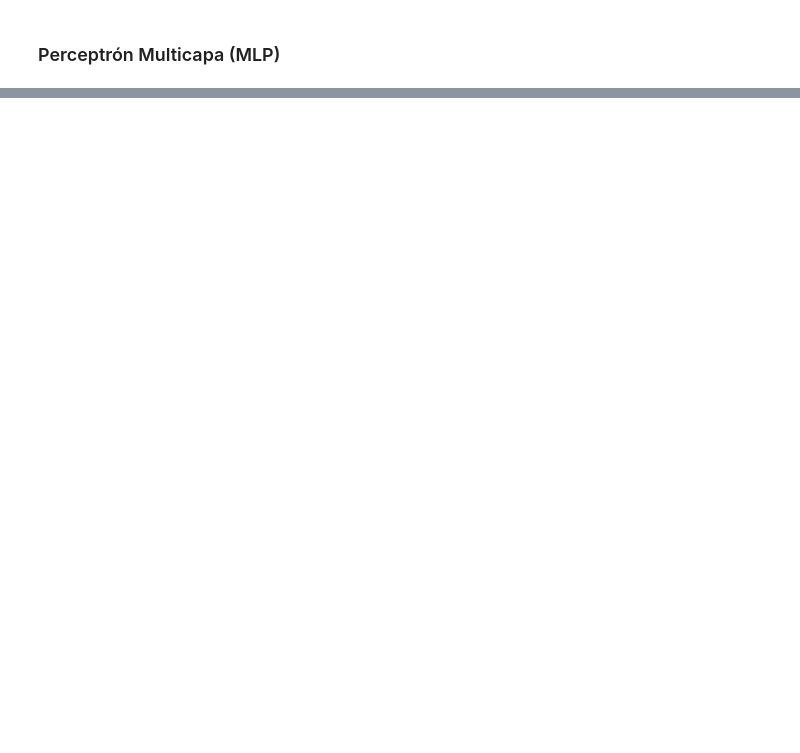
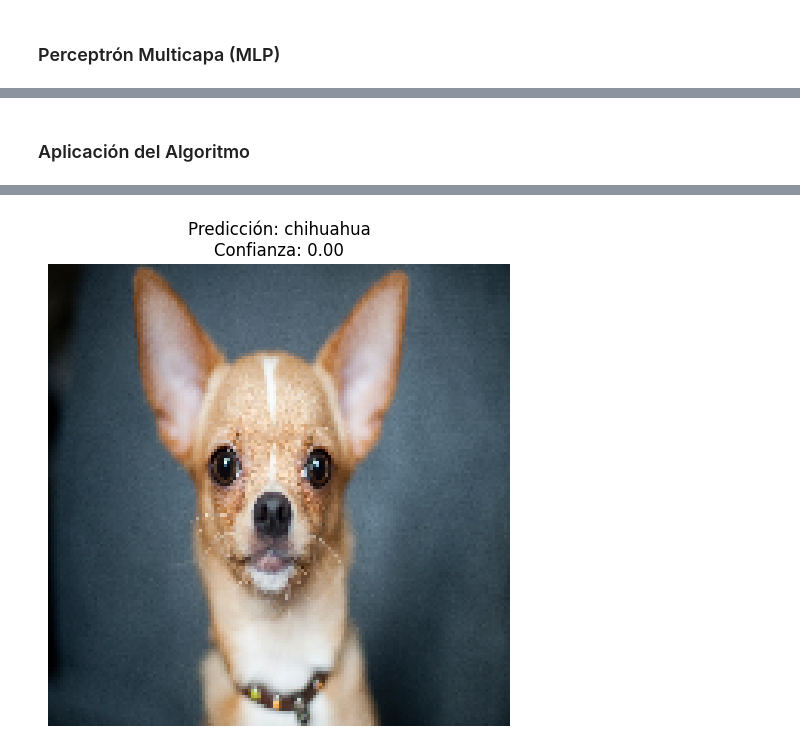
Before and after one commit to Godoca2/RNA_Convolucionales, a Jupyter notebook: Scripts/Tarea_2_Machine_Learning_Avanzado.ipynb, the cells around one changed output, grey strips where cells are left out. Drawn from its saved outputs; the diff is of its cells as text; code cells hidden in the pictures; blank space fills up the shorter version.

```diff
--- a/Scripts/Tarea_2_Machine_Learning_Avanzado.ipynb
+++ b/Scripts/Tarea_2_Machine_Learning_Avanzado.ipynb
@@ -877,0 +683,44 @@ Precisión en prueba: 0.9907
+# %% [markdown]
+### Aplicación del Algoritmo
+# %%
+from tensorflow.keras.preprocessing.image import load_img, img_to_array  # type: ignore
+import numpy as np
+import matplotlib.pyplot as plt
+
+# Ruta de la imagen que quieres clasificar
+image_path = r"C:\Entorno_Desarrollo_UDD\Machine_Learning_A_GPU\image\prueba_1.jpg"
+
+# Dimensiones que el modelo espera
+img_height, img_width = 150, 150
+
+# Cargar y preprocesar la imagen
+def preprocess_image(image_path, target_size=(img_height, img_width)):
+    # Cargar la imagen
+    img = load_img(image_path, target_size=target_size)
+    # Convertir a array numpy
+    img_array = img_to_array(img)
+    # Normalizar valores de píxeles entre 0 y 1
+    img_array = img_array / 255.0
+    # Expandir dimensiones para simular un batch
+    img_array = np.expand_dims(img_array, axis=0)
+    return img, img_array
+
+# Preprocesar la imagen
+original_image, processed_image = preprocess_image(image_path)
+
+# Realizar predicción con el modelo
+prediction = transfer_learning_model.predict(processed_image)
+
+# Ajustar nombres de clases para coincidir con las definiciones del dataset
+class_names = ["chihuahua", "muffin"]  # Orden basado en train_generator.class_indices
+
+# Determinar la clase predicha
+predicted_class = class_names[int(prediction[0][0] > 0.5)]
+
+# Mostrar el resultado junto con la imagen
+plt.figure(figsize=(6, 6))
+plt.imshow(original_image)
+plt.axis('off')
+plt.title(f"Predicción: {predicted_class}\nConfianza: {prediction[0][0]:.2f}")
+plt.show()
+# %% [output]
@@ -877,0 +728 @@ Precisión en prueba: 0.9907
+[figure, added]
```
Also changed, not shown: parts of 29 cells of this notebook.
